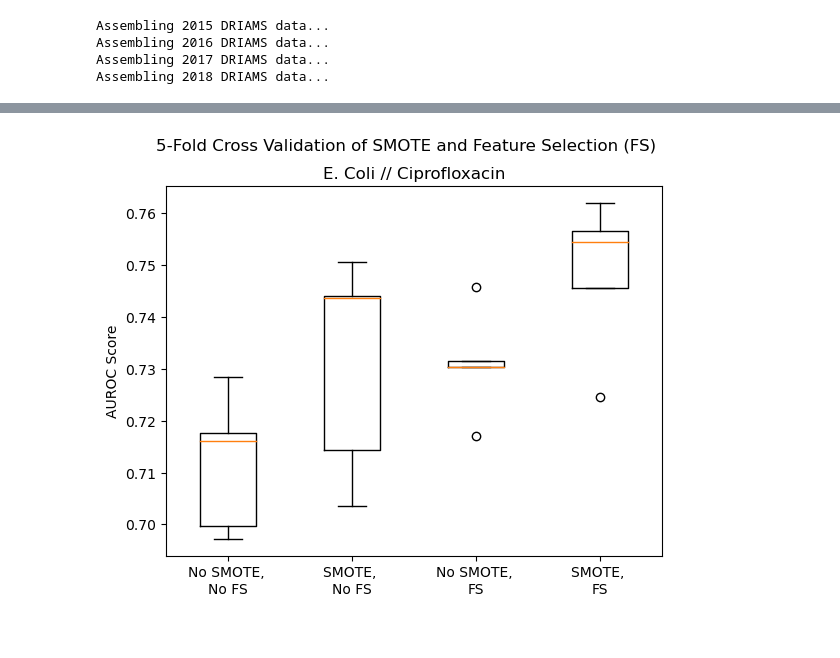
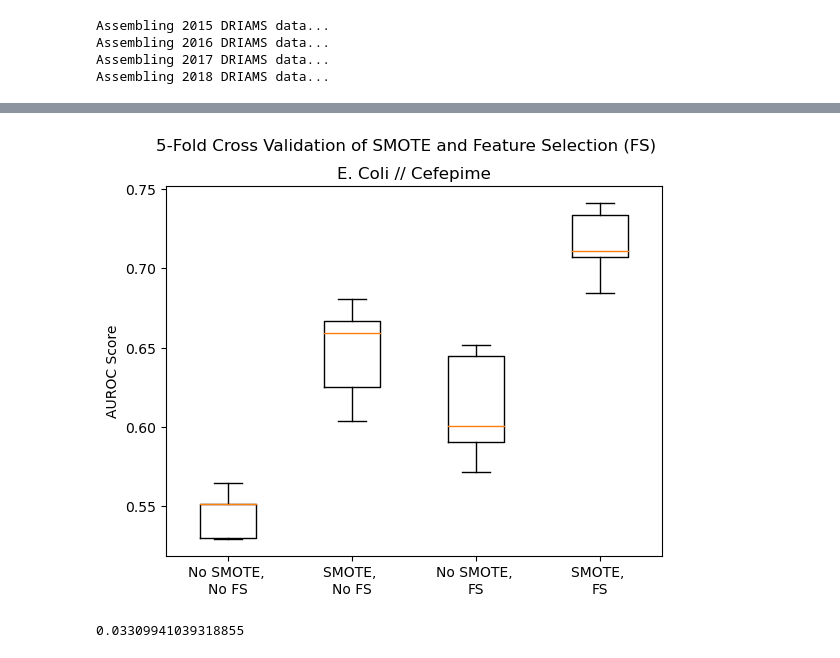
Before and after one commit to seibikobara/CS534FinalMSpathogens, a Jupyter notebook: SMOTE_FeatureSelection.ipynb, the cells around one changed output, grey strips where cells are left out. Saved outputs shown, nothing was run; the diff lists cells and outputs as text; code cells hidden in the pictures.

```diff
--- a/SMOTE_FeatureSelection.ipynb
+++ b/SMOTE_FeatureSelection.ipynb
@@ -75,13 +75,9 @@ def preprocess_data(data_2015, data_2016, data_2017, data_2018, drug_name):
     return e_coli_df_X, e_coli_df_y
 # %%
 e_coli_df_X, e_coli_df_y = preprocess_data(label_dataset_2015, label_dataset_2016,
-                                        label_dataset_2017, label_dataset_2018, "Ciprofloxacin")
+                                        label_dataset_2017, label_dataset_2018, "Cefepime")
 # %% [output]
 Assembling 2015 DRIAMS data...
 Assembling 2016 DRIAMS data...
 Assembling 2017 DRIAMS data...
 Assembling 2018 DRIAMS data...
-# %%
-regular_lightgbm = lightgbm.LGBMClassifier(objective="binary", seed=48, boosting_type='gbdt', learning_rate=0.05, n_estimators=40)
-selector = RFE(regular_lightgbm, step=10, verbose=99, n_features_to_select = 20)
-feature_selected_e_coli_df_X = selector.fit_transform(e_coli_df_X, e_coli_df_y)
@@ -109,0 +147,25 @@ feature_selected_e_coli_df_X.shape
+# %%
+# No SMOTE, Feature Selection
+print("No SMOTE, Feature Selection...")
+with_fs_roc = []
+with_fs_acc = []
+with_fs_f1 = []
+fs_lightgbm = lightgbm.LGBMClassifier(objective="binary", seed=42, boosting_type='gbdt', learning_rate=0.05, n_estimators=125)
+skf = StratifiedKFold(n_splits = 5, shuffle = True, random_state = 48)
+fold_count = 1
+for train_index, test_index in skf.split(e_coli_df_X, e_coli_df_y):
+    print(f"Evaluating Fold {fold_count}/5...")
+    X_train, X_test = e_coli_df_X.iloc[train_index], e_coli_df_X.iloc[test_index]
+    y_train, y_test = e_coli_df_y.iloc[train_index], e_coli_df_y.iloc[test_index]
+    selector = RFE(regular_lightgbm, step=90, verbose=99, n_features_to_select = 20)
+    feature_selected_X_train = selector.fit_transform(X_train, y_train)
+    _ = fs_lightgbm.fit(feature_selected_X_train, y_train)#, eval_set = (e_coli_df_X_val, e_coli_df_y_val), callbacks = [lightgbm.early_stopping(50)])
+    X_test_selected = selector.transform(X_test)
+    y_pred = fs_lightgbm.predict(X_test_selected)
+    with_fs_roc.append(roc_auc_score(y_test, y_pred))
+    with_fs_acc.append(accuracy_score(y_test, y_pred))
+    with_fs_f1.append(f1_score(y_test, y_pred))
+    # print("ROC:", roc_auc_score(y_test, y_pred))
+    # print("ACC:", accuracy_score(y_test, y_pred))
+    # print("F1:", f1_score(y_test, y_pred))
+    fold_count += 1
@@ -252,10 +266,17 @@ smote_fs_roc
 # %%
 plt.boxplot([without_fs_roc, just_smote_roc, with_fs_roc, smote_fs_roc])
 plt.xticks([1, 2, 3, 4], ['No SMOTE, \nNo FS', 'SMOTE, \nNo FS', 'No SMOTE, \nFS', 'SMOTE, \nFS'])
 plt.ylabel("AUROC Score")
 plt.suptitle("5-Fold Cross Validation of SMOTE and Feature Selection (FS)")
-plt.title("E. Coli // Ciprofloxacin")
-plt.savefig("5cv_smotefs_ecoli_ciprofloxacin.png")
+plt.title("E. Coli // Cefepime")
+# plt.text(0.2, 0.1, f'p = {ttest_ind(just_smote_roc, smote_fs_roc)[1]}', horizontalalignment='center', verticalalignment='center', transform=plt.gca().transAxes)
+plt.savefig("5cv_smotefs_ecoli_cefepime.png")
 plt.show()
 # %% [output]
-[figure, old version]
+[figure, new version]
+# %%
+from scipy.stats import ttest_ind
+ttest,pval = ttest_ind(without_fs_roc, just_smote_roc)
+pval
+# %% [output]
+0.03309941039318855
```
Also changed, not shown: parts of 11 cells of this notebook.
